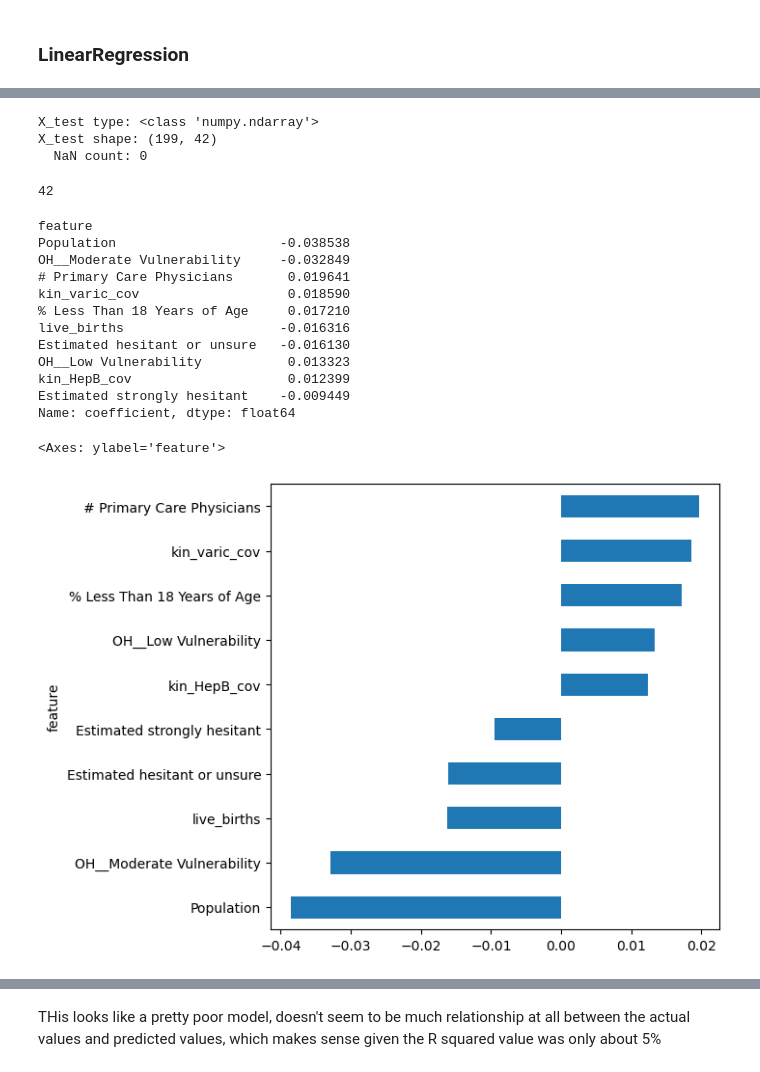
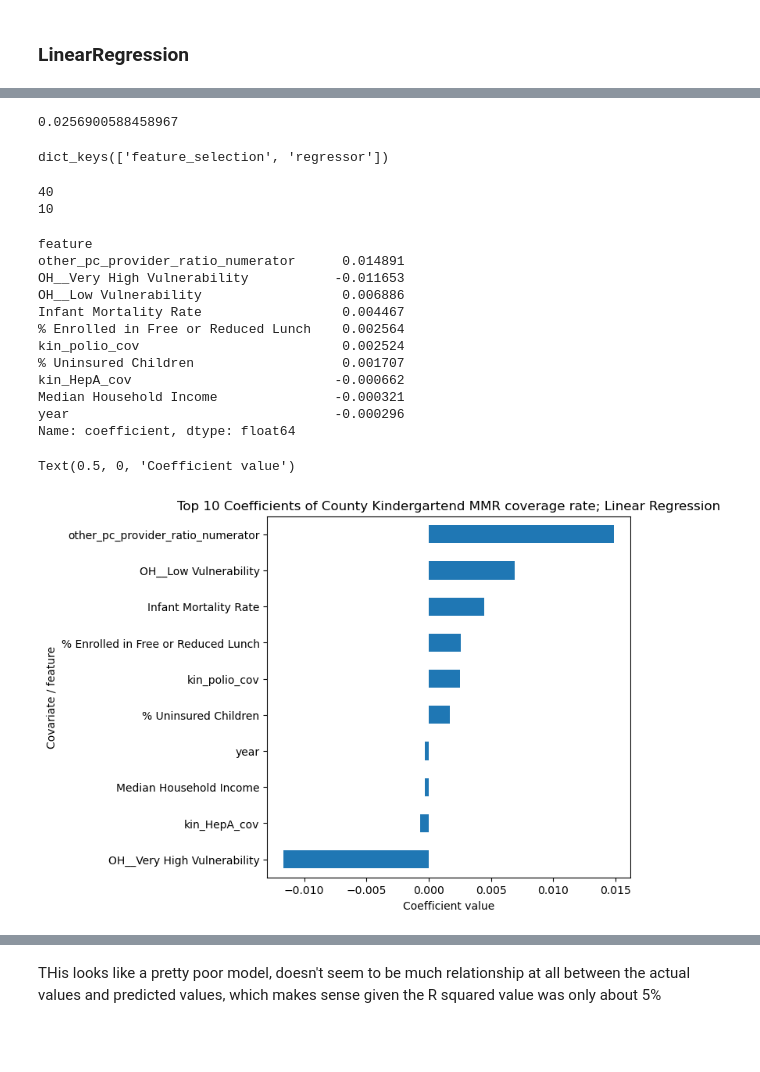
Before and after one commit to gawantang/capstone2_immunization, a Jupyter notebook: notebooks/0.4-gna-modeling_v2.ipynb, the cells around one changed output, grey strips where cells are left out. Cells and saved outputs as stored; diff of their text form; code cells hidden in the pictures; blank space fills up the shorter version.

```diff
--- a/notebooks/0.4-gna-modeling_v2.ipynb
+++ b/notebooks/0.4-gna-modeling_v2.ipynb
@@ -532,0 +539,3 @@ y_test type is(199, 1).
+# %%
+y_test = y_test.ravel()
+y_train = y_train.ravel()
@@ -535,3 +548,6 @@ y_test type is(199, 1).
 # %%
 # specify cross validation setup
 kf = KFold(n_splits=5, shuffle=True, random_state=1)
+# Define the scoring function for selectKBest
+# f_regression (F-value) is a common choice for numerical data and linear relationships
+score_func = f_regression
@@ -540,8 +569,8 @@ kf = KFold(n_splits=5, shuffle=True, random_state=1)
 # %%
 # create pipeline and fit to data
 lr1 = Pipeline([
+    ('feature_selection', SelectKBest(score_func=score_func, k=10)), # Select top 5 features
     ("regressor", LinearRegression())
 ])
-scores = cross_val_score(lr1, X_train, y_train, cv=kf, scoring='neg_mean_squared_error')
 # %%
 # Evaluate the model
@@ -561,46 +595,59 @@ Pipeline(steps=[('regressor', LinearRegression())])
-# %%
-# check for missing values
-print(f"X_test type: {type(X_test)}")
-print(f"X_test shape: {X_test.shape}")
-print(f"  NaN count: {np.isnan(X_test).sum()}")
-# %% [output]
-X_test type: <class 'numpy.ndarray'>
-X_test shape: (199, 42)
-  NaN count: 0
+# %%
+# calculate R squared
+lr1.score(X_train, y_train)
+# %% [output]
+0.0256900588458967
+# %%
+# view pipeline's step names
+print(lr1.named_steps.keys())
+# %% [output]
+dict_keys(['feature_selection', 'regressor'])
+# %%
+# Get the SelectKBest step from your pipeline
+selector = lr1.named_steps["feature_selection"]
+# Get boolean mask of selected features (True = selected, False = not selected)
+selected_mask = selector.get_support()
+# Get the names of the selected features
+selected_features = [feature_names[i] for i, selected in enumerate(selected_mask) if selected]
 # %%
-len(feature_names)
+print(len(feature_names))
+print(len(selected_features))
 # %% [output]
-42
+40
+10
 # %%
-# Examine feature importance
+# Extract feature importance (coefficients from pipeline)
 coefs = lr1.named_steps["regressor"].coef_.ravel()
 coef_df = pd.DataFrame({
-    "feature": feature_names,
+    "feature": selected_features,
     "coefficient": coefs
 }).sort_values("coefficient", key=abs, ascending=True)
 
 # Set index to feature name, extract coefficient series
 coef_series = coef_df.set_index("feature")["coefficient"]
 # Sort by absolute value
 coef_series_sorted = coef_series.sort_values(key=abs, ascending=False)
 # Select top 10 by magnitude
 top10_coefs = coef_series_sorted.head(10)
 print(top10_coefs)
 # Plot horizontally
-top10_coefs.sort_values().plot.barh(figsize=(6,6))
+_ = top10_coefs.sort_values().plot.barh(figsize=(6,6))
+plt.title("Top 10 Coefficients of County Kindergartend MMR coverage rate; Linear Regression")
+plt.ylabel("Covariate / feature")
+plt.xlabel("Coefficient value")
 # %% [output]
 feature
-Population                     -0.038538
-OH__Moderate Vulnerability     -0.032849
-# Primary Care Physicians       0.019641
-kin_varic_cov                   0.018590
-% Less Than 18 Years of Age     0.017210
-live_births                    -0.016316
-Estimated hesitant or unsure   -0.016130
-OH__Low Vulnerability           0.013323
-kin_HepB_cov                    0.012399
-Estimated strongly hesitant    -0.009449
+other_pc_provider_ratio_numerator      0.014891
+OH__Very High Vulnerability           -0.011653
+OH__Low Vulnerability                  0.006886
+Infant Mortality Rate                  0.004467
+% Enrolled in Free or Reduced Lunch    0.002564
+kin_polio_cov                          0.002524
+% Uninsured Children                   0.001707
+kin_HepA_cov                          -0.000662
+Median Household Income               -0.000321
+year                                  -0.000296
 Name: coefficient, dtype: float64
-<Axes: ylabel='feature'>
+Text(0.5, 0, 'Coefficient value')
-[figure, old version]
+[figure, new version]
 # %%
```
Also changed, not shown: parts of 96 cells of this notebook, 21 other files.
